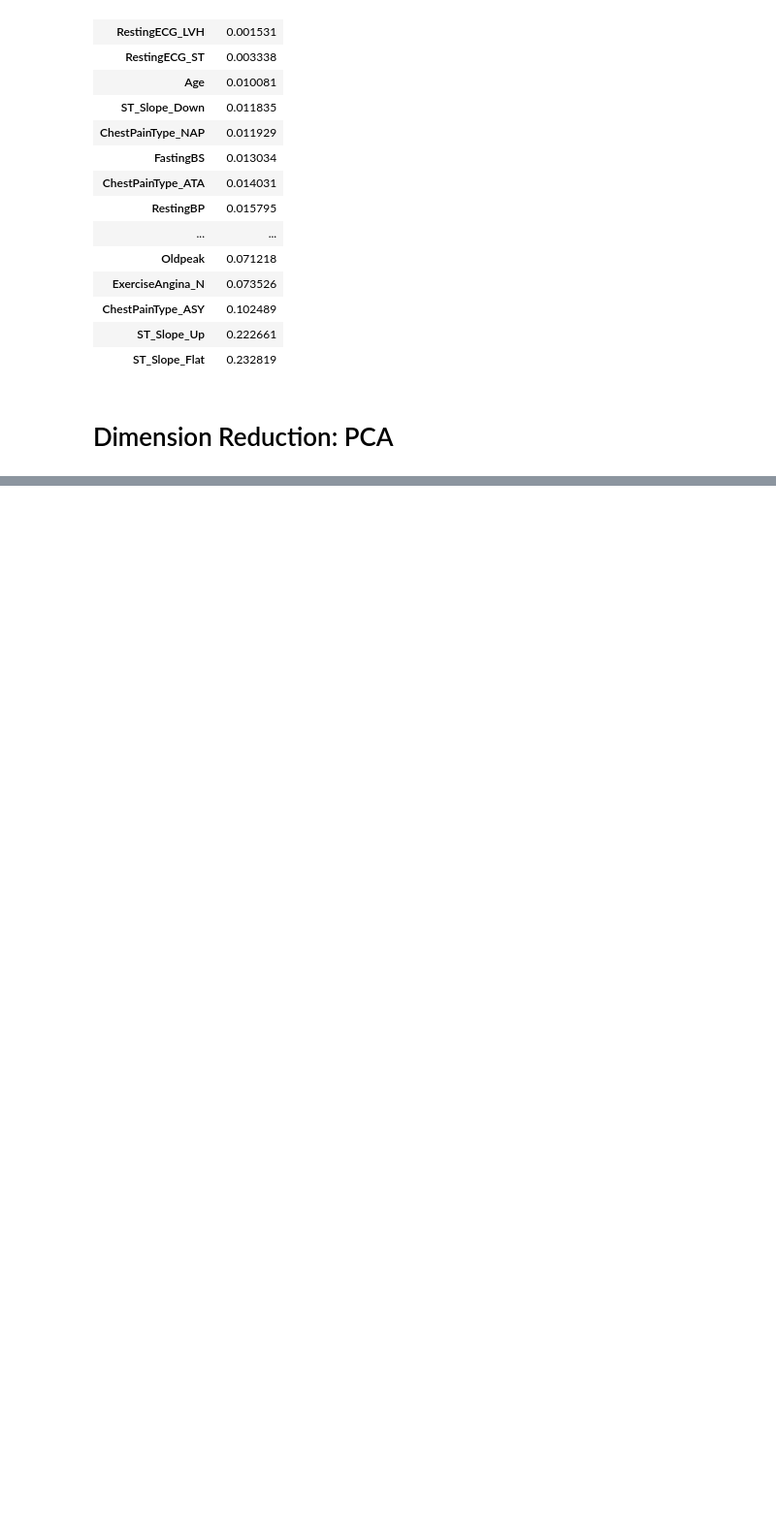
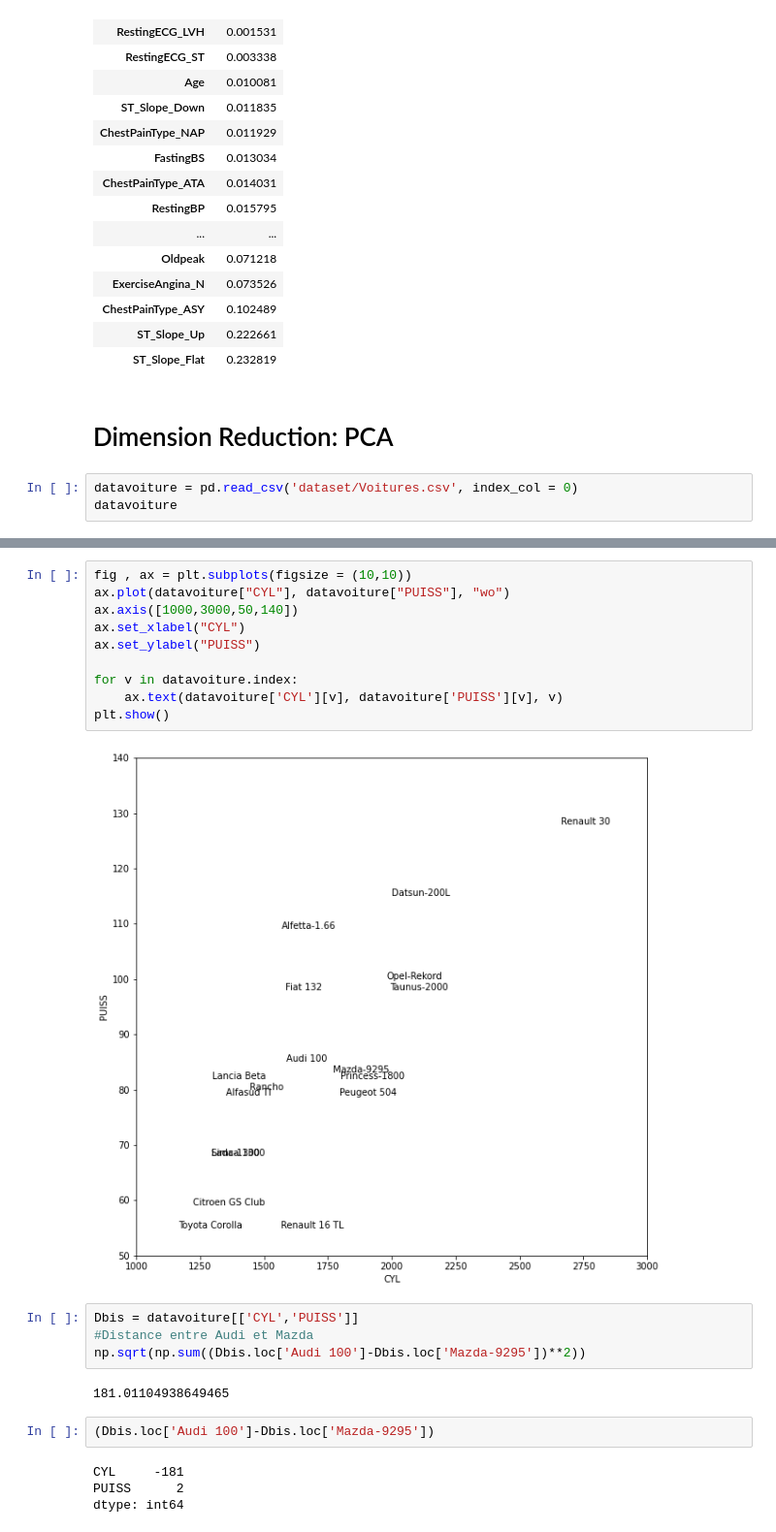
Before and after one commit to Bonasnelson/Machine-learning-cours-, a Jupyter notebook: MachineLearning_Notebook_M1_DS.ipynb, the cells around one changed output, grey strips where cells are left out. Shown at 97% size. Saved outputs shown, nothing was run; the diff lists cells and outputs as text; blank space fills up the shorter version.

Commit message:
dataset and DS1 note book

```diff
--- a/MachineLearning_Notebook_M1_DS.ipynb
+++ b/MachineLearning_Notebook_M1_DS.ipynb
@@ -852,3 +852,6 @@ pd.DataFrame(rf_Model.feature_importances_, index = X_train.columns,
 | ST_Slope_Flat | 0.232819 |
 # %% [markdown]
 # Dimension Reduction: PCA
+# %%
+datavoiture = pd.read_csv('dataset/Voitures.csv', index_col = 0)
+datavoiture
@@ -854,0 +893,24 @@ pd.DataFrame(rf_Model.feature_importances_, index = X_train.columns,
+# %%
+fig , ax = plt.subplots(figsize = (10,10))
+ax.plot(datavoiture["CYL"], datavoiture["PUISS"], "wo")
+ax.axis([1000,3000,50,140])
+ax.set_xlabel("CYL")
+ax.set_ylabel("PUISS")
+
+for v in datavoiture.index:
+    ax.text(datavoiture['CYL'][v], datavoiture['PUISS'][v], v)
+plt.show()
+# %% [output]
+[figure, added]
+# %%
+Dbis = datavoiture[['CYL','PUISS']]
+#Distance entre Audi et Mazda
+np.sqrt(np.sum((Dbis.loc['Audi 100']-Dbis.loc['Mazda-9295'])**2))
+# %% [output]
+181.01104938649465
+# %%
+(Dbis.loc['Audi 100']-Dbis.loc['Mazda-9295'])
+# %% [output]
+CYL     -181
+PUISS      2
+dtype: int64
```
Also changed, not shown: parts of 14 cells of this notebook, 4 other files.
